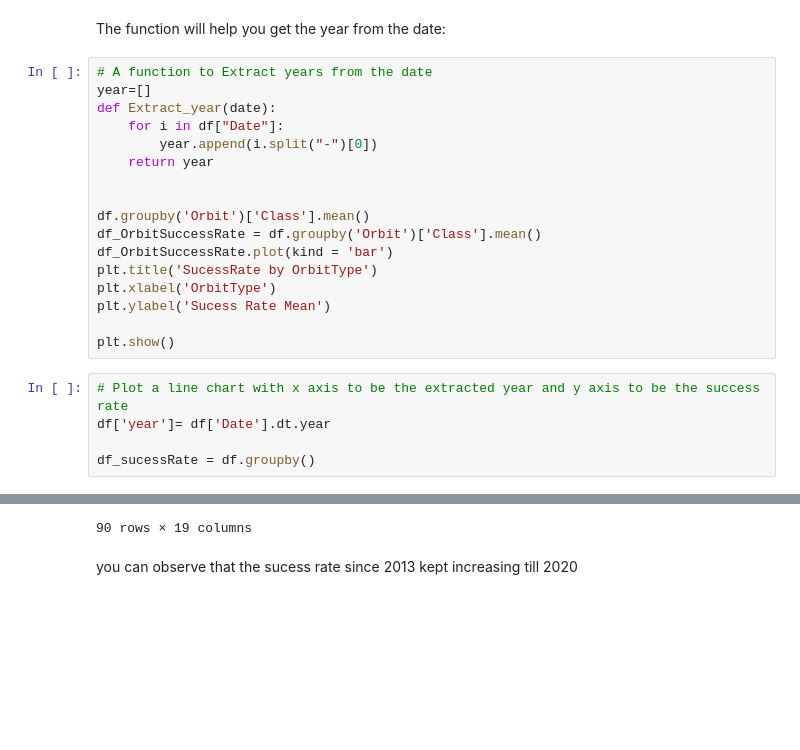
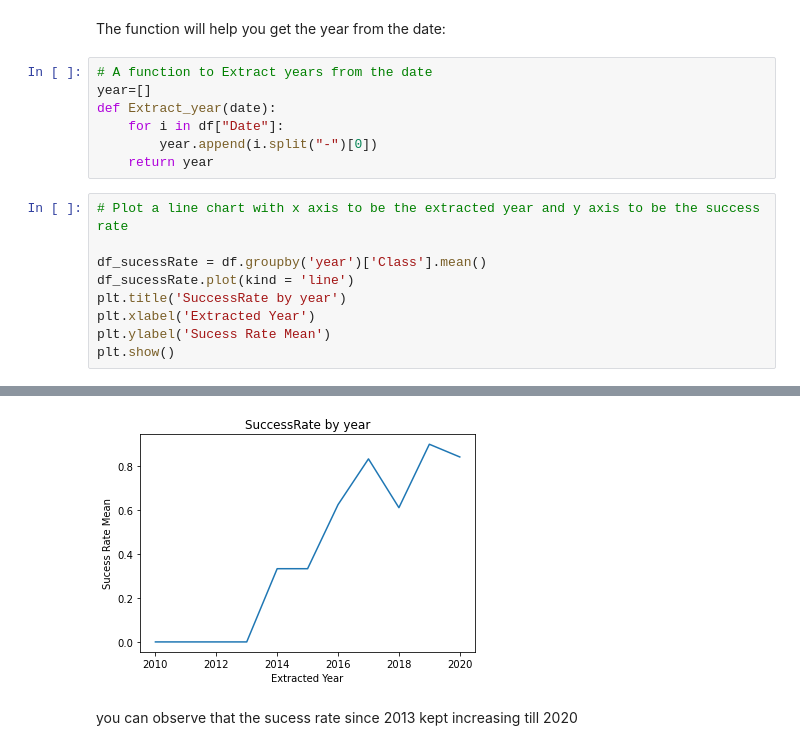
Before and after one commit to hveluri989/testRepo_hveluri, a Jupyter notebook: spaceX_EDAwithVisualization_hveluri.ipynb, the cells around one changed output, grey strips where cells are left out. Cells and saved outputs as stored; diff of their text form; blank space fills up the shorter version.

```diff
--- a/spaceX_EDAwithVisualization_hveluri.ipynb
+++ b/spaceX_EDAwithVisualization_hveluri.ipynb
@@ -173,19 +173,13 @@ def Extract_year(date):
     for i in df["Date"]:
         year.append(i.split("-")[0])
     return year
-
-
-df.groupby('Orbit')['Class'].mean()
-df_OrbitSuccessRate = df.groupby('Orbit')['Class'].mean()
-df_OrbitSuccessRate.plot(kind = 'bar')
-plt.title('SucessRate by OrbitType')
-plt.xlabel('OrbitType')
-plt.ylabel('Sucess Rate Mean')
-
-plt.show()
 # %%
 # Plot a line chart with x axis to be the extracted year and y axis to be the success rate
-df['year']= df['Date'].dt.year
 
-df_sucessRate = df.groupby()
+df_sucessRate = df.groupby('year')['Class'].mean()
+df_sucessRate.plot(kind = 'line')
+plt.title('SuccessRate by year')
+plt.xlabel('Extracted Year')
+plt.ylabel('Sucess Rate Mean')
+plt.show()
 # %% [output]
@@ -204,4 +186,4 @@ df_sucessRate = df.groupby()
-90 rows × 19 columns
+[figure, added]
 # %% [markdown]
 you can observe that the sucess rate since 2013 kept increasing till 2020
 # %% [markdown]
```
Also changed, not shown: parts of 1 cell of this notebook.
